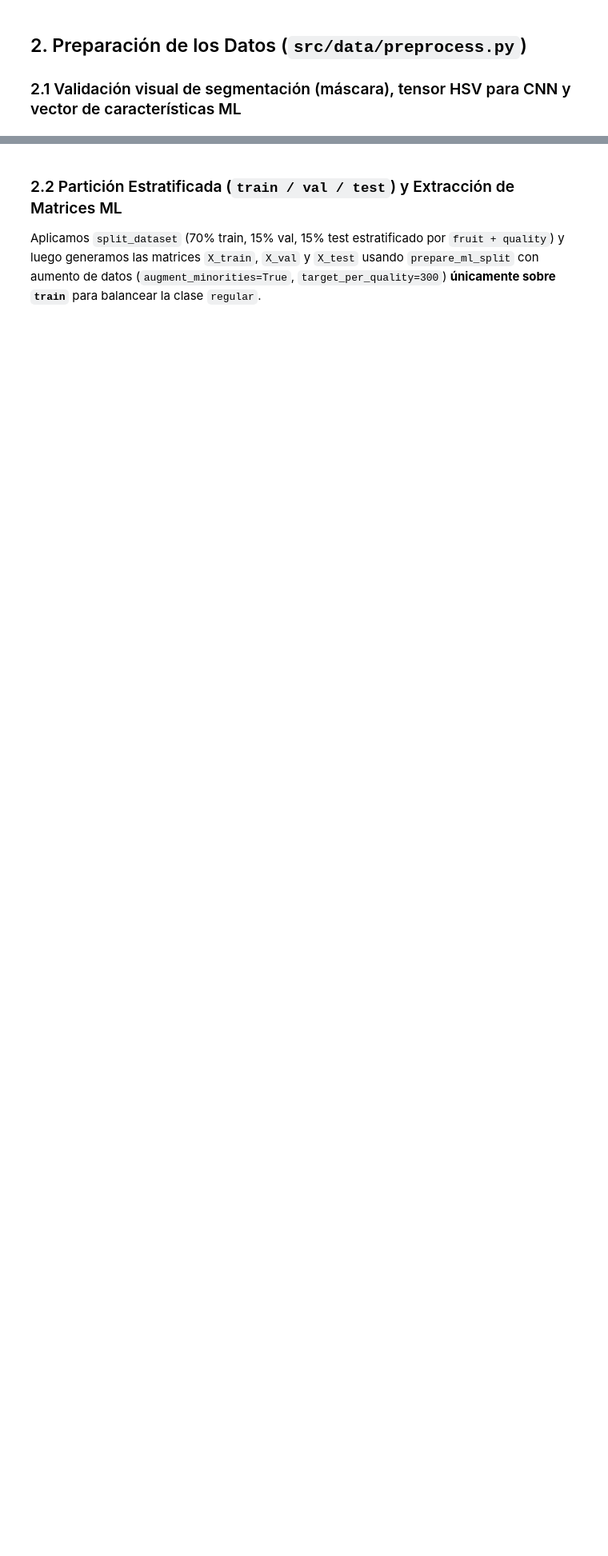
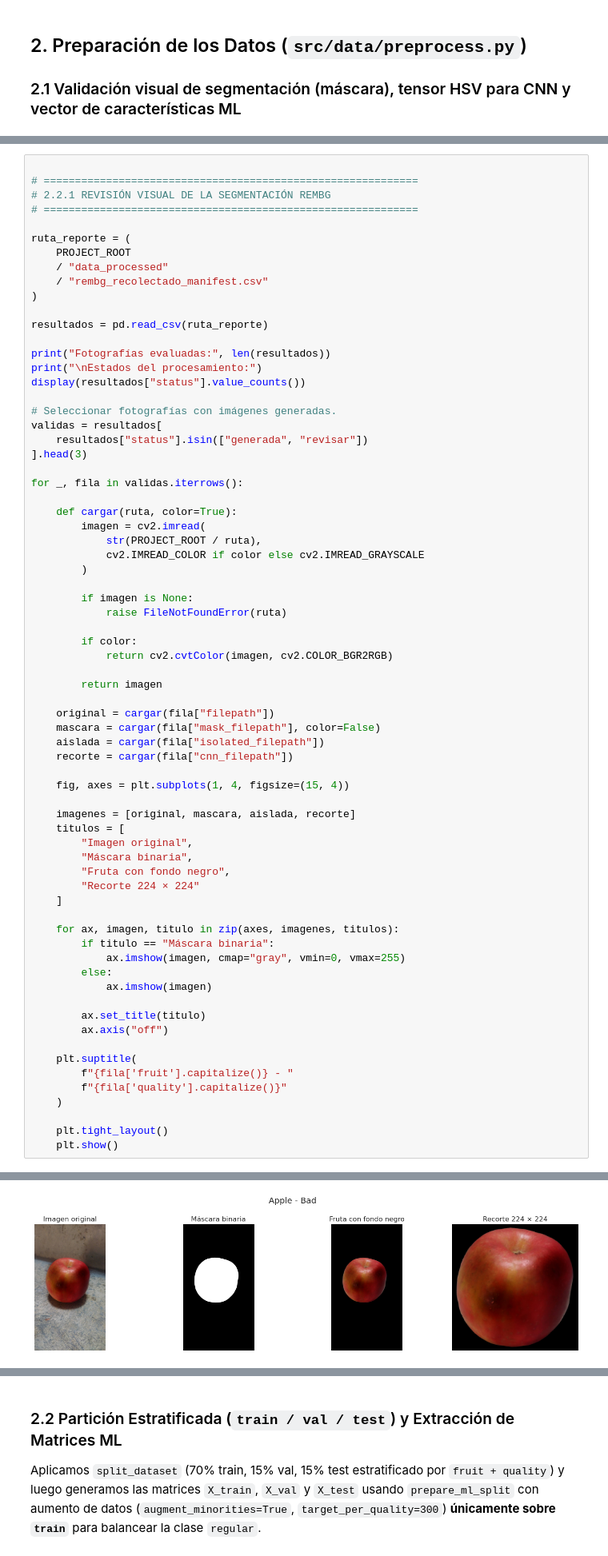
Before and after one commit to DiDi7T/ProyectoFinalAPO3, a Jupyter notebook: notebooks/01_eda_preprocesamiento.ipynb, the cells around one changed output, grey strips where cells are left out. Shown at 80% size. Cells and saved outputs as stored; diff of their text form; blank space fills up the shorter version.

```diff
--- a/notebooks/01_eda_preprocesamiento.ipynb
+++ b/notebooks/01_eda_preprocesamiento.ipynb
@@ -167,0 +281,71 @@ plt.show()
+# %%
+
+# ============================================================
+# 2.2.1 REVISIÓN VISUAL DE LA SEGMENTACIÓN REMBG
+# ============================================================
+
+ruta_reporte = (
+    PROJECT_ROOT
+    / "data_processed"
+    / "rembg_recolectado_manifest.csv"
+)
+
+resultados = pd.read_csv(ruta_reporte)
+
+print("Fotografías evaluadas:", len(resultados))
+print("\nEstados del procesamiento:")
+display(resultados["status"].value_counts())
+
+# Seleccionar fotografías con imágenes generadas.
+validas = resultados[
+    resultados["status"].isin(["generada", "revisar"])
+].head(3)
+
+for _, fila in validas.iterrows():
+
+    def cargar(ruta, color=True):
+        imagen = cv2.imread(
+            str(PROJECT_ROOT / ruta),
+            cv2.IMREAD_COLOR if color else cv2.IMREAD_GRAYSCALE
+        )
+
+        if imagen is None:
+            raise FileNotFoundError(ruta)
+
+        if color:
+            return cv2.cvtColor(imagen, cv2.COLOR_BGR2RGB)
+
+        return imagen
+
+    original = cargar(fila["filepath"])
+    mascara = cargar(fila["mask_filepath"], color=False)
+    aislada = cargar(fila["isolated_filepath"])
+    recorte = cargar(fila["cnn_filepath"])
+
+    fig, axes = plt.subplots(1, 4, figsize=(15, 4))
+
+    imagenes = [original, mascara, aislada, recorte]
+    titulos = [
+        "Imagen original",
+        "Máscara binaria",
+        "Fruta con fondo negro",
+        "Recorte 224 × 224"
+    ]
+
+    for ax, imagen, titulo in zip(axes, imagenes, titulos):
+        if titulo == "Máscara binaria":
+            ax.imshow(imagen, cmap="gray", vmin=0, vmax=255)
+        else:
+            ax.imshow(imagen)
+
+        ax.set_title(titulo)
+        ax.axis("off")
+
+    plt.suptitle(
+        f"{fila['fruit'].capitalize()} - "
+        f"{fila['quality'].capitalize()}"
+    )
+
+    plt.tight_layout()
+    plt.show()
+# %% [output]
@@ -167,0 +358 @@ plt.show()
+[figure, added]
```
Also changed, not shown: parts of 7 cells of this notebook, 3 other files.
